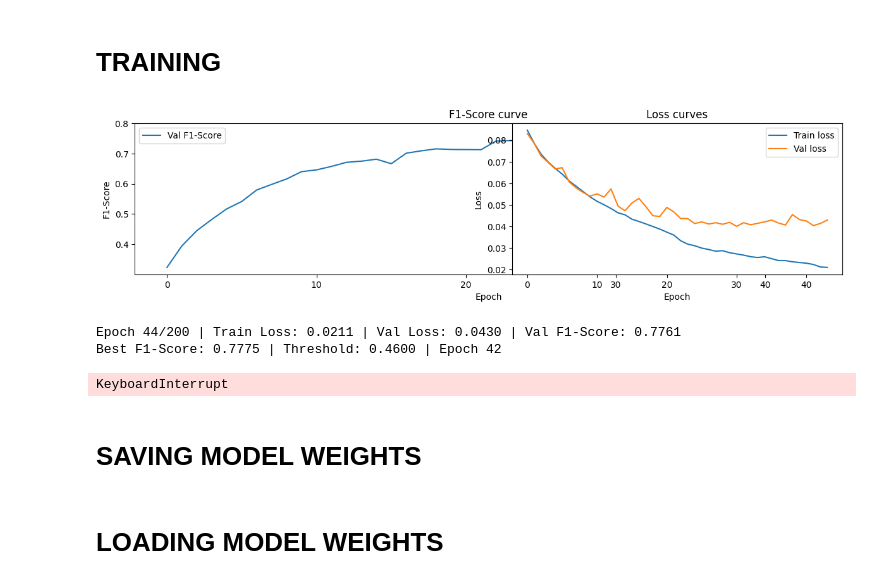
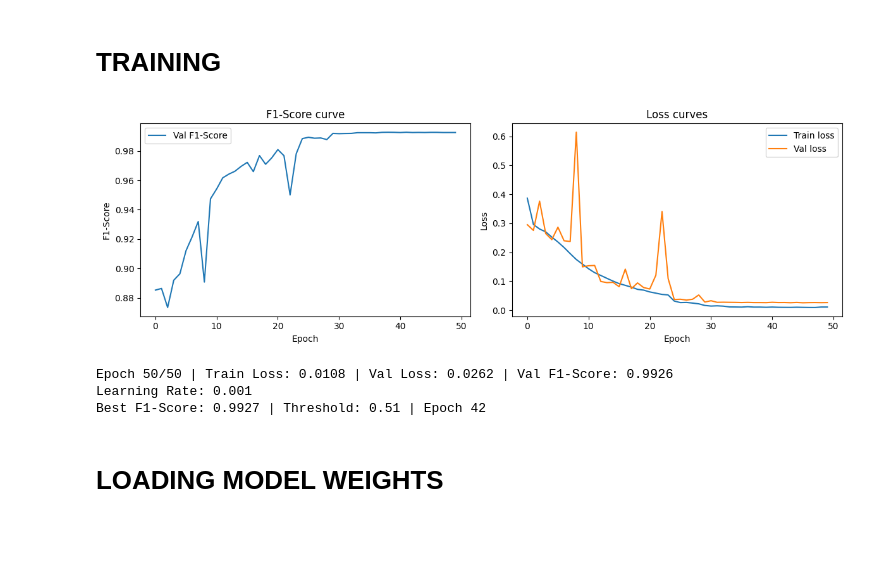
Before and after one commit to Harkt192/YaML-Deepfake, a Jupyter notebook: main.ipynb, the cells around one changed output. Drawn from its saved outputs; the diff is of its cells as text; code cells hidden in the pictures; blank space fills up the shorter version.

Commit message:
New model, Balanced dataset, f1-score: 0.981

```diff
--- a/main.ipynb
+++ b/main.ipynb
@@ -366,6 +430,7 @@ def show_losses(
     clear_output()
 
     plt.figure(figsize=(12, 4))
+    plt.subplot(1, 2, 1)
     plt.plot(val_F1Scores, label="Val F1-Score")
     plt.xlabel("Epoch")
     plt.ylabel("F1-Score")
@@ -386,16 +451,15 @@ def show_losses(
 # **TRAIN MODULE**
 # %%
 def get_threshold(probs, labels):
-    metric = BinaryF1Score()
     best_thr = 0
     best_f1 = 0
-    for th in np.arange(0.2, 0.6, 0.01):
+    for th in np.arange(0.1, 0.9, 0.01):
         preds = probs > th
-        f1 = metric(preds, labels)
+        f1 = f1_score(labels.cpu().numpy(), preds.int().cpu().numpy())
         if f1 > best_f1:
             best_thr = th
             best_f1 = f1
-    return best_thr, best_f1.item()
+    return best_thr, best_f1
 # %%
 def train(
         model,
@@ -404,28 +468,22 @@ def train(
 ):
     model.train()
     total_loss = 0
-    progress_bar = tqdm(loader)
-    for images, labels in progress_bar:
+    for images, labels in loader: # tqdm(loader):
         images, labels = images.to(DEVICE), labels.to(DEVICE).unsqueeze(1)
         outputs = model(images)
-        probs = torch.sigmoid(outputs)
-        loss = criterion(outputs, probs, labels.float())
+        loss = criterion(outputs, labels.float())
 
         optimizer.zero_grad()
         loss.backward()
         optimizer.step()
 
-        # th, F1_score = get_threshold(
-        #     probs, labels
-        # )
-        # print(round(th, 4), round(F1_score, 4))
         total_loss += loss.item()
 
     avg_loss = total_loss / len(loader)
     return avg_loss
 
 
-@torch.inference_mode()  # torch.no_grad()
+@torch.no_grad()
 def evaluate(
         model,
         loader
@@ -435,12 +493,12 @@ def evaluate(
 
     all_probs = []
     all_labels = []
-    for image, labels in tqdm(loader):
+    for image, labels in loader: # tqdm(loader):
         image, labels = image.to(DEVICE), labels.to(DEVICE).unsqueeze(1)
         outputs = model(image)
         probs = torch.sigmoid(outputs)
 
-        loss = criterion(outputs, probs, labels.float())
+        loss = criterion(outputs, labels.float())
         total_loss += loss.item()
 
         all_probs.extend(probs)
@@ -461,7 +519,7 @@ def run(
         _train_loader,
         _val_loader,
         optimizer,
-        epochs: int = 30
+        epochs: int
 ):
     train_losses = []
     val_losses = []
@@ -487,41 +545,38 @@ def run(
             best_th = th
             best_F1 = val_F1
 
-            if best_F1 >= 0.9:
+            if best_F1 >= 0.95:
                 torch.save(MODEL.state_dict(), MODEL_WEIGHTS_PATH)
 
         train_losses.append(train_loss)
         val_losses.append(val_loss)
         val_F1Scores.append(val_F1)
+
         show_losses(
             train_losses=train_losses,
             val_losses=val_losses,
             val_F1Scores=val_F1Scores
         )
         print(f"Epoch {epoch + 1}/{epochs} | Train Loss: {train_loss:.4f} | Val Loss: {val_loss:.4f} | Val F1-Score: {val_F1:.4f}")
-        print(f"Best F1-Score: {best_F1:.4f} | Threshold: {best_th:.4f} | Epoch {best_epoch + 1}")
+        print(f"Learning Rate: {LEARNING_RATE}")
+        print(f"Best F1-Score: {best_F1:.4f} | Threshold: {best_th:.2f} | Epoch {best_epoch + 1}")
 
     return {
-        "train_losses": train_losses,
-        "val_losses": val_losses,
-        "val_F1Scores": val_F1Scores,
-        "best_ep_th_F1": (best_epoch, best_th, best_F1)
+        "th": best_th,
+        "f1": best_F1
     }
 # %% [markdown]
 # **TRAINING**
 # %%
-history_data = run(
+train_result = run(
     model=MODEL,
     _train_loader=train_loader,
     _val_loader=val_loader,
     optimizer=OPTIMIZER,
-    epochs=200
+    epochs=EPOCHS
 )
-history_data["best_ep_th_F1"]
 # %% [output]
-[figure, old version]
+[figure, new version]
-Epoch 44/200 | Train Loss: 0.0211 | Val Loss: 0.0430 | Val F1-Score: 0.7761
-Best F1-Score: 0.7775 | Threshold: 0.4600 | Epoch 42
+Epoch 50/50 | Train Loss: 0.0108 | Val Loss: 0.0262 | Val F1-Score: 0.9926
+Learning Rate: 0.001
+Best F1-Score: 0.9927 | Threshold: 0.51 | Epoch 42
-KeyboardInterrupt
-# %% [markdown]
-# **SAVING MODEL WEIGHTS**
```
Also changed, not shown: parts of 25 cells of this notebook, 2 other files.
